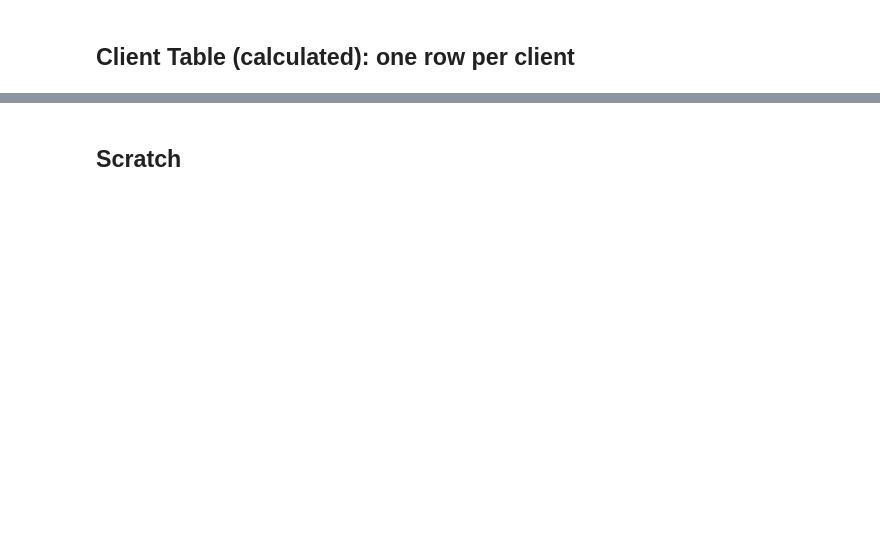
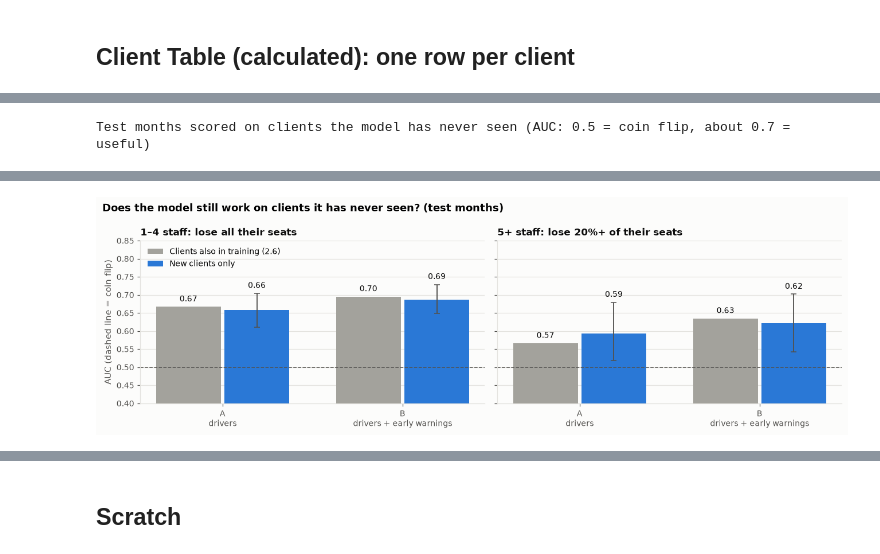
Before and after one commit to fonso-p/cloudstaff_dev, a Jupyter notebook: Churn Analysis/churn_analysis_raw.ipynb, the cells around one changed output, grey strips where cells are left out. Saved outputs shown, nothing was run; the diff lists cells and outputs as text; code cells hidden in the pictures; blank space fills up the shorter version.

```diff
--- a/Churn Analysis/churn_analysis_raw.ipynb
+++ b/Churn Analysis/churn_analysis_raw.ipynb
@@ -98,0 +1958,74 @@ client_table.head()
+# %%
+# ---------------- 2.6b Same test months, but on clients the model has never seen ----------------
+# In 2.6 a client can be in both the training months and the test months, so the model may partly recognise the client.
+# Here every client is put in one of N_FOLDS groups at random. For each group, the models are trained on the *other*
+# groups' clients (training months only) and scored on this group's clients in the same test months. Every test row is
+# therefore scored by a model that has never seen that client. Same split in time, same models, same settings as 2.6.
+N_FOLDS = 5
+all_clients = snapshots["Shortcode"].unique()
+fold_of = pd.Series(np.random.default_rng(7).permutation(len(all_clients)) % N_FOLDS, index=all_clients)
+
+
+def auc_with_range(y, p, clients, n_boot=300, seed=7):
+    """AUC and a 95% range from resampling whole clients (a client's months are not independent)."""
+    y, p = np.asarray(y), np.asarray(p)
+    rows_by_client = list(pd.Series(np.arange(len(y))).groupby(np.asarray(clients)).apply(np.array))
+    rng = np.random.default_rng(seed)
+    aucs = []
+    for _ in range(n_boot):
+        idx = np.concatenate([rows_by_client[i] for i in rng.integers(0, len(rows_by_client), len(rows_by_client))])
+        if 0 < y[idx].sum() < len(idx):
+            aucs.append(roc_auc_score(y[idx], p[idx]))
+    return roc_auc_score(y, p), *np.percentile(aucs, [2.5, 97.5])
+
+
+rows, new_client_pred = [], {}
+for band in BAND_NAMES:
+    train_b, test_b = band_rows(snapshots[is_train], band), tests[band]
+    seen_share = test_b["Shortcode"].isin(train_b["Shortcode"]).mean()
+    for name, cols in MODELS.items():
+        pred = pd.Series(np.nan, index=test_b.index)
+        for k in range(N_FOLDS):
+            held = fold_of.index[fold_of == k]
+            te = test_b[test_b["Shortcode"].isin(held)]
+            if len(te):
+                pred.loc[te.index] = np.clip(fit(train_b[~train_b["Shortcode"].isin(held)], cols).predict(te[cols]), 0, 1)
+        new_client_pred[band, name] = pred
+        auc_new, lo, hi = auc_with_range(test_b["churned"], pred, test_b["Shortcode"])
+        top = pred >= pred.quantile(0.9)
+        seen = model_scores[(model_scores["size band"] == band) & (model_scores["model"] == name)].iloc[0]
+        rows.append({"size band": band, "model": name,
+                     "AUC, clients seen in training (2.6)": seen["finds churners (AUC)"],
+                     "AUC, new clients": auc_new, "95% range low": lo, "95% range high": hi,
+                     "drop": seen["finds churners (AUC)"] - auc_new,
+                     "churners caught in top 10%, new clients": test_b.loc[top, "churned"].sum() / test_b["churned"].sum(),
+                     "test rows from clients seen in training": seen_share})
+client_check = pd.DataFrame(rows)
+show_table(client_check, pct_cols=["churners caught in top 10%, new clients", "test rows from clients seen in training"],
+           num_cols=["AUC, clients seen in training (2.6)", "AUC, new clients", "95% range low", "95% range high", "drop"],
+           caption="Test months scored on clients the model has never seen (AUC: 0.5 = coin flip, about 0.7 = useful)")
+
+fig, axes = plt.subplots(1, len(BAND_NAMES), figsize=(12, 3.8), sharey=True)
+for ax, band in zip(axes, BAND_NAMES):
+    d = client_check[client_check["size band"] == band].reset_index(drop=True)
+    x = np.arange(len(d))
+    for off, col, lbl, color in [(-0.19, "AUC, clients seen in training (2.6)", "Clients also in training (2.6)", COLORS["muted"]),
+                                 (0.19, "AUC, new clients", "New clients only", COLORS["main"])]:
+        bars = ax.bar(x + off, d[col], width=0.36, color=color, label=lbl)
+        top_of = d["95% range high"] if off > 0 else d[col]          # new-client labels sit above their whisker
+        for b, v, t in zip(bars, d[col], top_of):
+            ax.text(b.get_x() + b.get_width() / 2, t + 0.01, f"{v:.2f}", ha="center", va="bottom", fontsize=9, color=COLORS["text"])
+    ax.errorbar(x + 0.19, d["AUC, new clients"], yerr=[d["AUC, new clients"] - d["95% range low"], d["95% range high"] - d["AUC, new clients"]],
+                fmt="none", ecolor=COLORS["text2"], elinewidth=1.2, capsize=3)
+    ax.axhline(0.5, color=COLORS["text2"], linestyle="--", linewidth=1)
+    ax.set_xticks(x, d["model"].str.replace(": ", "\n", n=1))
+    ax.set_ylim(0.4, 0.85)
+    ax.set_title(f"{band}: {BANDS[band]['outcome_words']}", fontsize=11)
+    ax.grid(axis="x", visible=False)
+axes[0].set_ylabel("AUC (dashed line = coin flip)")
+axes[0].legend(loc="upper left")
+fig.suptitle("Does the model still work on clients it has never seen? (test months)", x=0.01, ha="left", fontsize=12, fontweight="bold")
+fig.tight_layout()
+plt.show()
+# %% [output]
+Test months scored on clients the model has never seen (AUC: 0.5 = coin flip, about 0.7 = useful)
@@ -98,0 +2037 @@ client_table.head()
+[figure, added]
```
Also changed, not shown: parts of 85 cells of this notebook, 24 other files.
